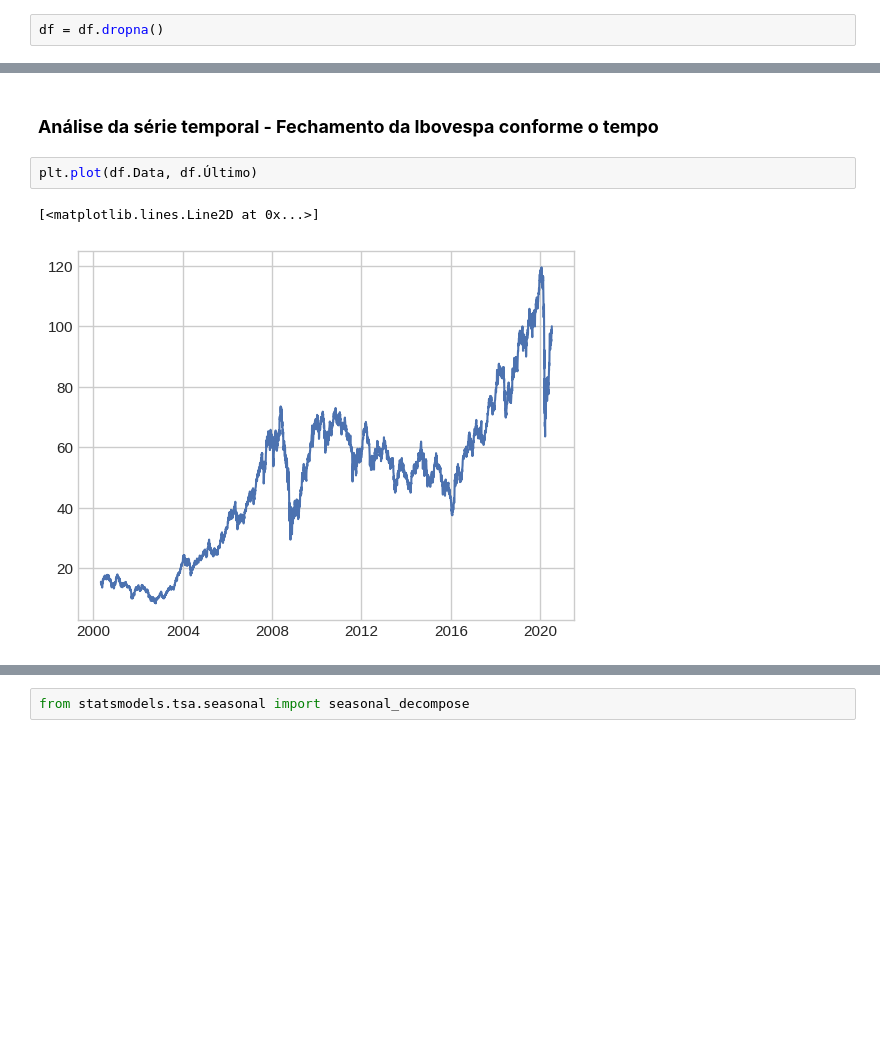
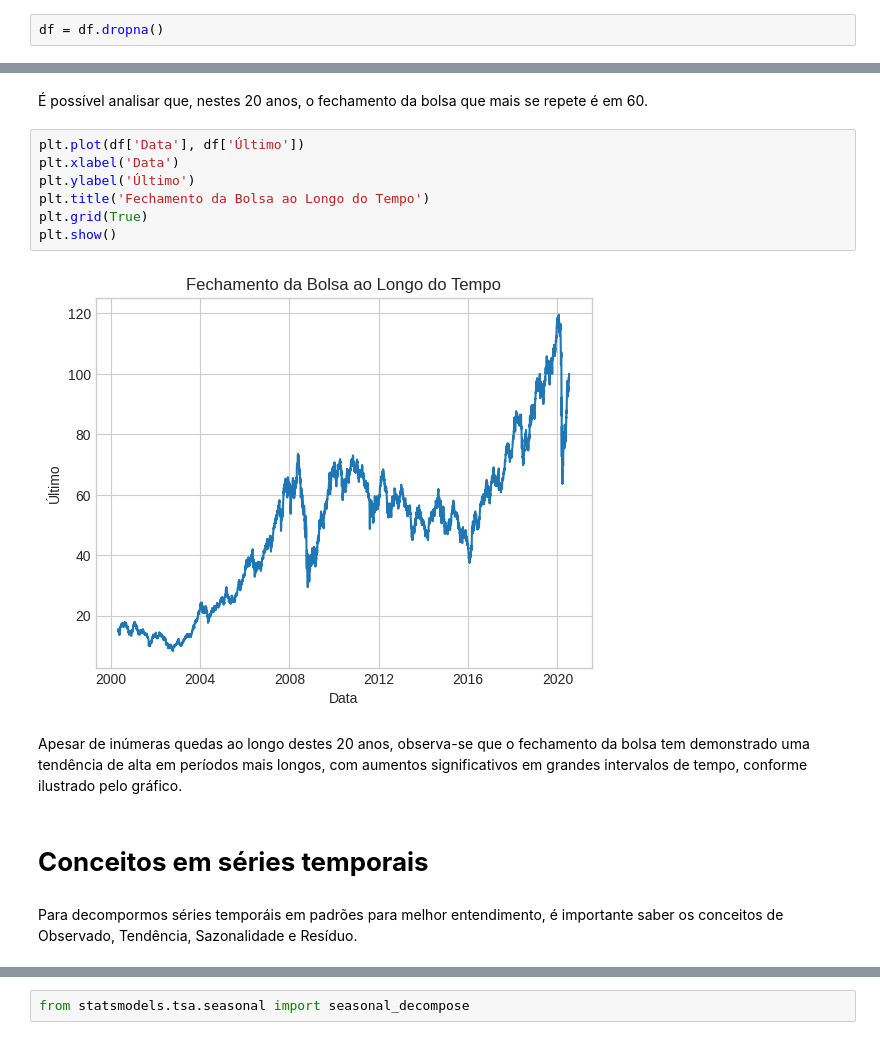
Before and after one commit to ymaydias/Tech_challenge, a Jupyter notebook: 2º_Tech_Challenge.ipynb, the cells around one changed output, grey strips where cells are left out. Cells and saved outputs as stored; diff of their text form; blank space fills up the shorter version.

```diff
--- a/2º_Tech_Challenge.ipynb
+++ b/2º_Tech_Challenge.ipynb
@@ -174,7 +109,17 @@ sns.heatmap(data = correlation_matriz, annot = True, linewidths = 5, ax = ax)
-# %% [markdown]
-### **Análise da série temporal - Fechamento da Ibovespa conforme o tempo**
-# %%
-plt.plot(df.Data, df.Último)
-# %% [output]
-[<matplotlib.lines.Line2D at 0x...>]
-[figure, removed]
+# %% [markdown]
+É possível analisar que, nestes 20 anos, o fechamento da bolsa que mais se repete é em 60.
+# %%
+plt.plot(df['Data'], df['Último'])
+plt.xlabel('Data')
+plt.ylabel('Último')
+plt.title('Fechamento da Bolsa ao Longo do Tempo')
+plt.grid(True)
+plt.show()
+# %% [output]
+[figure, added]
+# %% [markdown]
+Apesar de inúmeras quedas ao longo destes 20 anos, observa-se que o fechamento da bolsa tem demonstrado uma tendência de alta em períodos mais longos, com aumentos significativos em grandes intervalos de tempo, conforme ilustrado pelo gráfico.
+# %% [markdown]
+# **Conceitos em séries temporais**
+# %% [markdown]
+Para decompormos séries temporáis em padrões para melhor entendimento, é importante saber os conceitos de Observado, Tendência, Sazonalidade e Resíduo.
```
Also changed, not shown: parts of 43 cells of this notebook.
